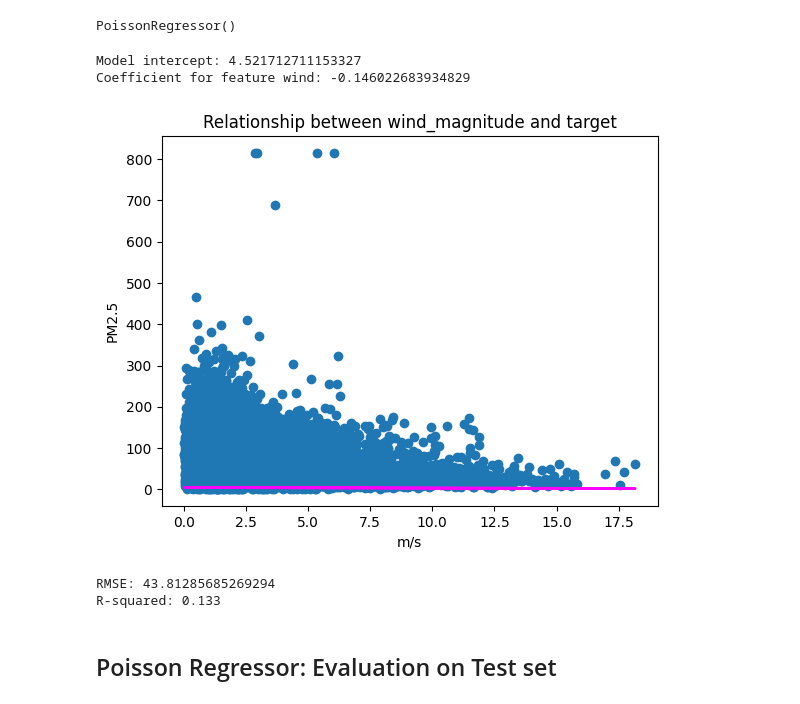
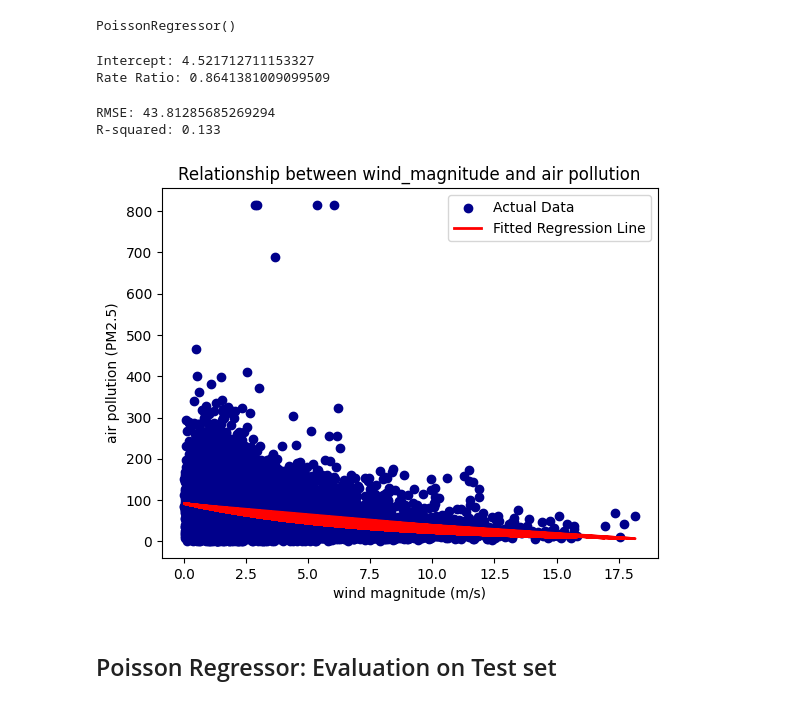
Before and after one commit to PrisBerlin/Air-Pollution-Challenge, a Jupyter notebook: Baseline-model.ipynb, the cells around one changed output. Drawn from its saved outputs; the diff is of its cells as text; code cells hidden in the pictures.

Commit message:
Baseline-model notebook - corrected Poisson regression plot

```diff
--- a/Baseline-model.ipynb
+++ b/Baseline-model.ipynb
@@ -29,34 +29,37 @@ poisson = PoissonRegressor()
 poisson.fit(X_train, y_train)
 # %% [output]
 PoissonRegressor()
-# %%
-intercept = poisson.intercept_
-slope = poisson.coef_[0]
-print("Model intercept:", intercept)
-print("Coefficient for feature wind:", slope)
-# %% [output]
-Model intercept: 4.521712711153327
-Coefficient for feature wind: -0.146022683934829
+# %%
+intercept = poisson.intercept_
+slope = poisson.coef_[0]
+print(f"Intercept: {intercept}")
+
+# Rate ratio (RR) < 1 implies negative effect of predictor variable X on target
+# a one unit increase in X is associated with a decrease in the rate of target
+# the smaller the RR the, the greater the reduction on the rate
+print(f"Rate Ratio: {np.exp(slope)}")
+# %% [output]
+Intercept: 4.521712711153327
+Rate Ratio: 0.8641381009099509
+# %%
+y_train_pred = poisson.predict(X_train)
+
+print("RMSE:", mean_squared_error(y_train, y_train_pred, squared=False))
+print("R-squared:", r2_score(y_train, y_train_pred).round(3)) #actually not needed for our model
+# %% [output]
+RMSE: 43.81285685269294
+R-squared: 0.133
 # %%
-# Plotting our data points
-plt.scatter(X_train, y_train)
-
-# Adding the fitted regression line of our model
-plt.plot(X_train, X_train*slope +intercept, '-', color='magenta', linewidth=2)
-
-plt.title("Relationship between wind_magnitude and target")
-plt.ylabel("PM2.5");
-plt.xlabel("m/s");
+# Visualize the data points and the fitted regression line
+plt.scatter(X_train, y_train, label='Actual Data', color='darkblue')
+plt.plot(X_train, y_train_pred, label='Fitted Regression Line', color='red', linewidth=2)
+plt.title("Relationship between wind_magnitude and air pollution")
+plt.xlabel('wind magnitude (m/s)')
+plt.ylabel('air pollution (PM2.5)')
+plt.legend()
+plt.show()
 # %% [output]
-[figure, old version]
+[figure, new version]
-# %%
-y_train_pred = poisson.predict(X_train)
-
-print("RMSE:", mean_squared_error(y_train, y_train_pred, squared=False))
-print("R-squared:", r2_score(y_train, y_train_pred).round(3)) #actually not needed for our model but was curious
-# %% [output]
-RMSE: 43.81285685269294
-R-squared: 0.133
 # %% [markdown]
 ## Poisson Regressor: Evaluation on Test set
 # %%
```
Also changed, not shown: parts of 3 cells of this notebook.
